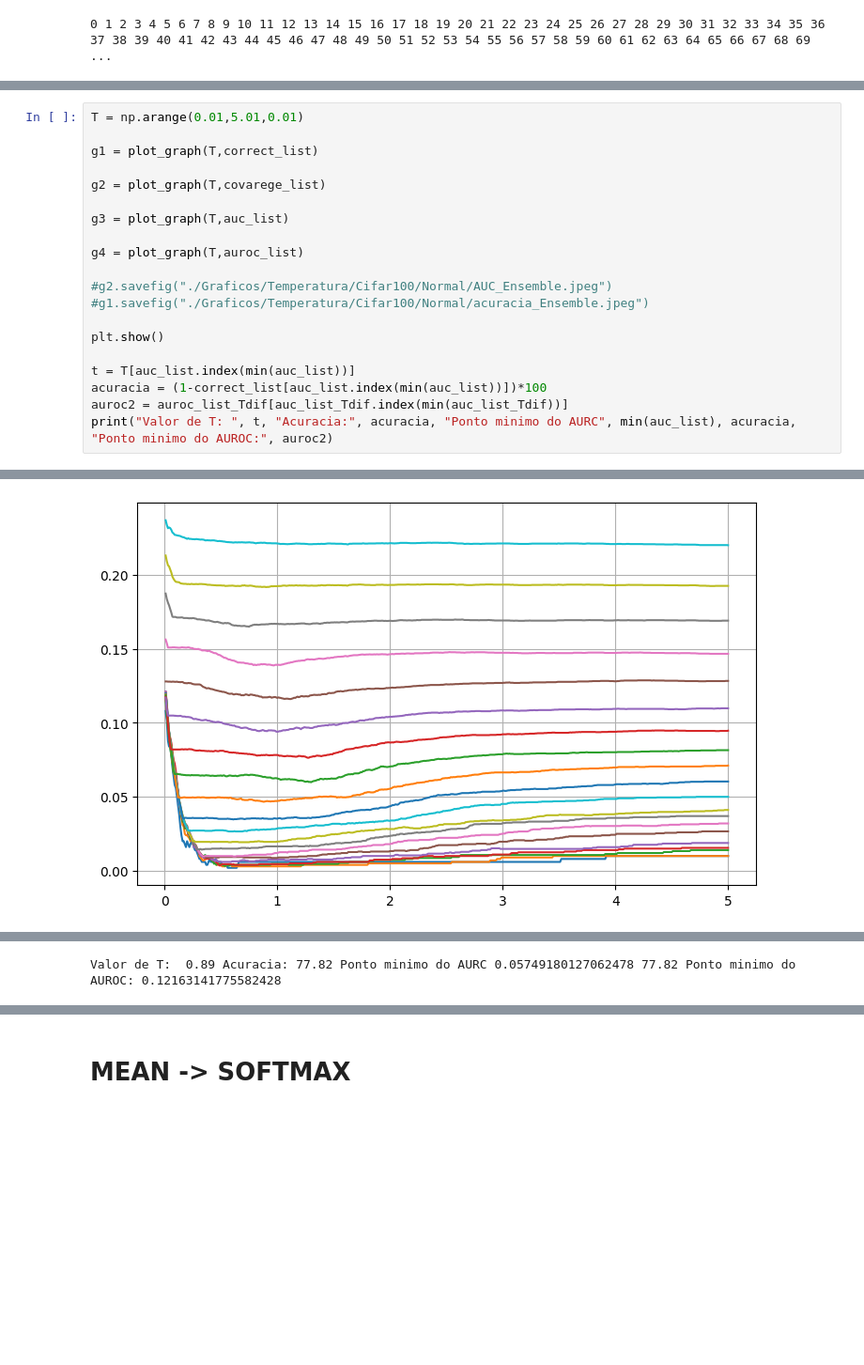
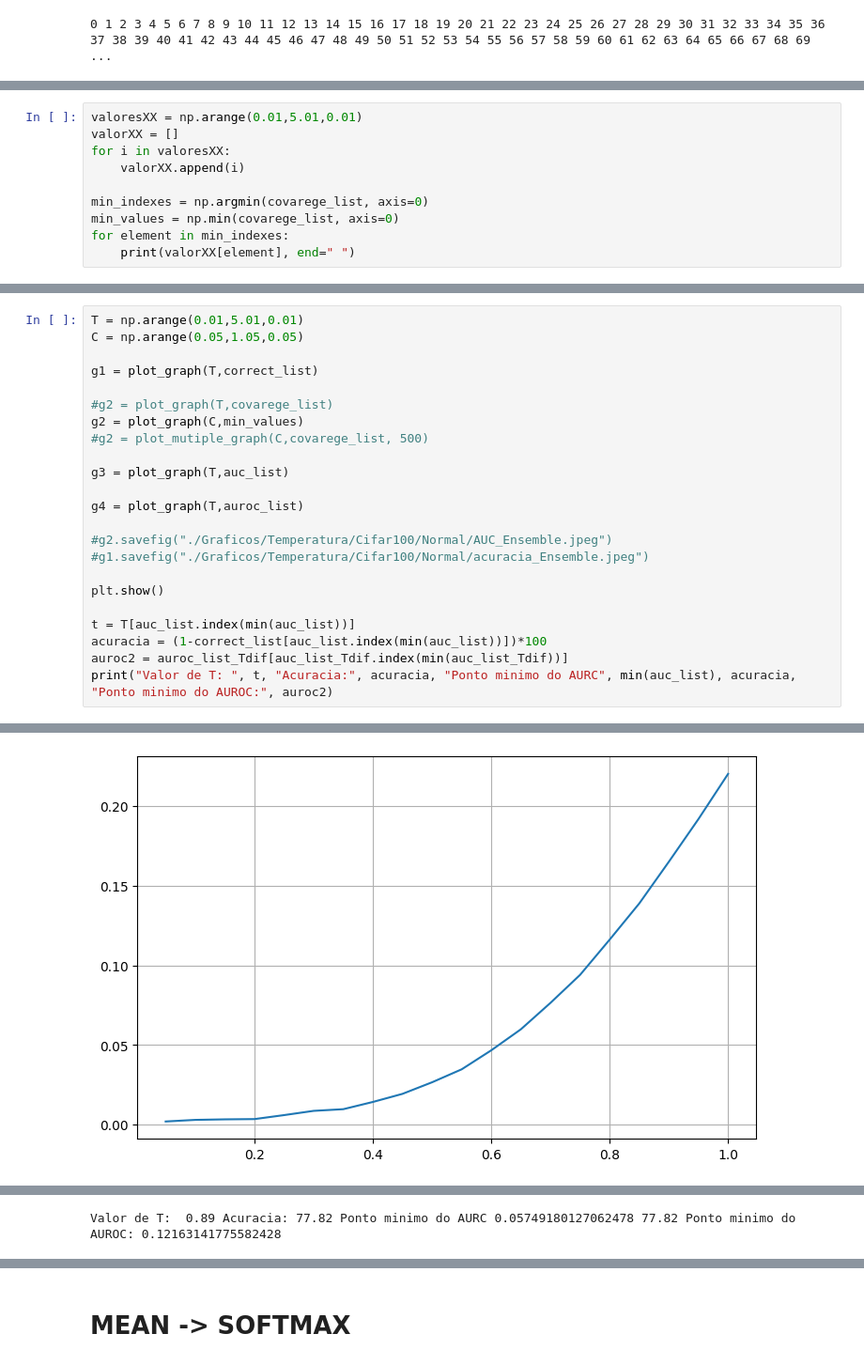
Before and after one commit to LuigipDoria/Estimacao_de_Incerteza, a Jupyter notebook: Temperatura_incerteza.ipynb, the cells around one changed output, grey strips where cells are left out. Shown at 94% size. Cells and saved outputs as stored; diff of their text form; blank space fills up the shorter version.

```diff
--- a/Temperatura_incerteza.ipynb
+++ b/Temperatura_incerteza.ipynb
@@ -144,0 +138,10 @@ array([0.108     , 0.118     , 0.11533333, 0.121     , 0.1212    ,
+# %%
+valoresXX = np.arange(0.01,5.01,0.01)
+valorXX = []
+for i in valoresXX:
+    valorXX.append(i)
+
+min_indexes = np.argmin(covarege_list, axis=0)
+min_values = np.min(covarege_list, axis=0)
+for element in min_indexes:
+    print(valorXX[element], end=" ")
@@ -145,23 +150,26 @@ array([0.108     , 0.118     , 0.11533333, 0.121     , 0.1212    ,
 # %%
 T = np.arange(0.01,5.01,0.01)
+C = np.arange(0.05,1.05,0.05)
 
 g1 = plot_graph(T,correct_list)
 
-g2 = plot_graph(T,covarege_list)
+#g2 = plot_graph(T,covarege_list)
+g2 = plot_graph(C,min_values)
+#g2 = plot_mutiple_graph(C,covarege_list, 500)
 
 g3 = plot_graph(T,auc_list)
 
 g4 = plot_graph(T,auroc_list)
 
 #g2.savefig("./Graficos/Temperatura/Cifar100/Normal/AUC_Ensemble.jpeg")
 #g1.savefig("./Graficos/Temperatura/Cifar100/Normal/acuracia_Ensemble.jpeg")
 
 plt.show()
 
 t = T[auc_list.index(min(auc_list))]
 acuracia = (1-correct_list[auc_list.index(min(auc_list))])*100
 auroc2 = auroc_list_Tdif[auc_list_Tdif.index(min(auc_list_Tdif))]
 print("Valor de T: ", t, "Acuracia:", acuracia, "Ponto minimo do AURC", min(auc_list), acuracia, "Ponto minimo do AUROC:", auroc2)
 # %% [output]
 [figure]
-[figure, old version]
+[figure, new version]
```
Also changed, not shown: parts of 9 cells of this notebook, 9 other files.
